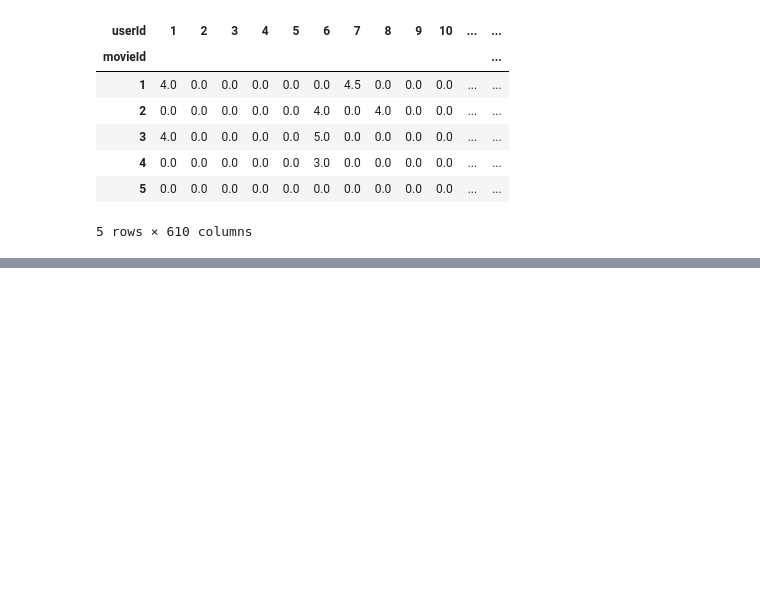
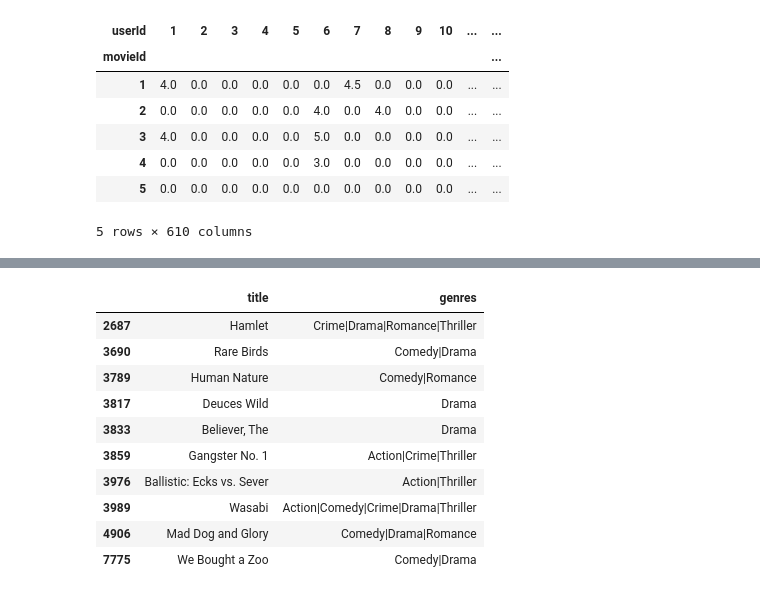
Before and after one commit to Alexandorel/ML-Product-Recommendation, a Jupyter notebook: src/python.ipynb, the cells around one changed output, grey strips where cells are left out. Drawn from its saved outputs; the diff is of its cells as text; code cells hidden in the pictures; blank space fills up the shorter version.

```diff
--- a/src/python.ipynb
+++ b/src/python.ipynb
@@ -506,0 +509,20 @@ knn_model.fit(matrix_sparse)
+# %%
+def recommend_similar_movies(movie_id, n=10):
+    idx = user_movie_matrix.index.get_loc(movie_id)
+    distances, indices = knn_model.kneighbors(matrix_sparse[idx], n_neighbors=n+1)
+    similar_ids = user_movie_matrix.index[indices[0][1:]]  # exclud filmul insusi
+    return movies[movies['movieId'].isin(similar_ids)][['title', 'genres']]
+
+display(recommend_similar_movies(18))  # Toy Story
+# %% [output]
+|  | title | genres |
+| 2687 | Hamlet | Crime|Drama|Romance|Thriller |
+| 3690 | Rare Birds | Comedy|Drama |
+| 3789 | Human Nature | Comedy|Romance |
+| 3817 | Deuces Wild | Drama |
+| 3833 | Believer, The | Drama |
+| 3859 | Gangster No. 1 | Action|Crime|Thriller |
+| 3976 | Ballistic: Ecks vs. Sever | Action|Thriller |
+| 3989 | Wasabi | Action|Comedy|Crime|Drama|Thriller |
+| 4906 | Mad Dog and Glory | Comedy|Drama|Romance |
+| 7775 | We Bought a Zoo | Comedy|Drama |
```
Also changed, not shown: parts of 1 cell of this notebook.
